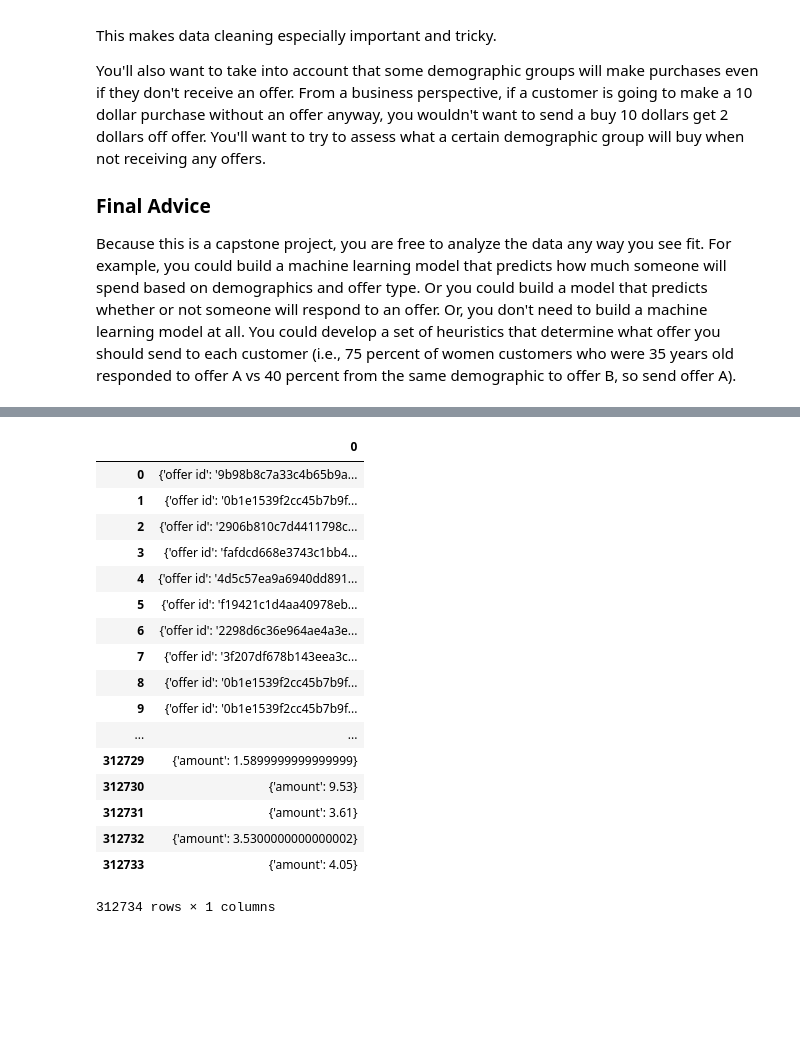
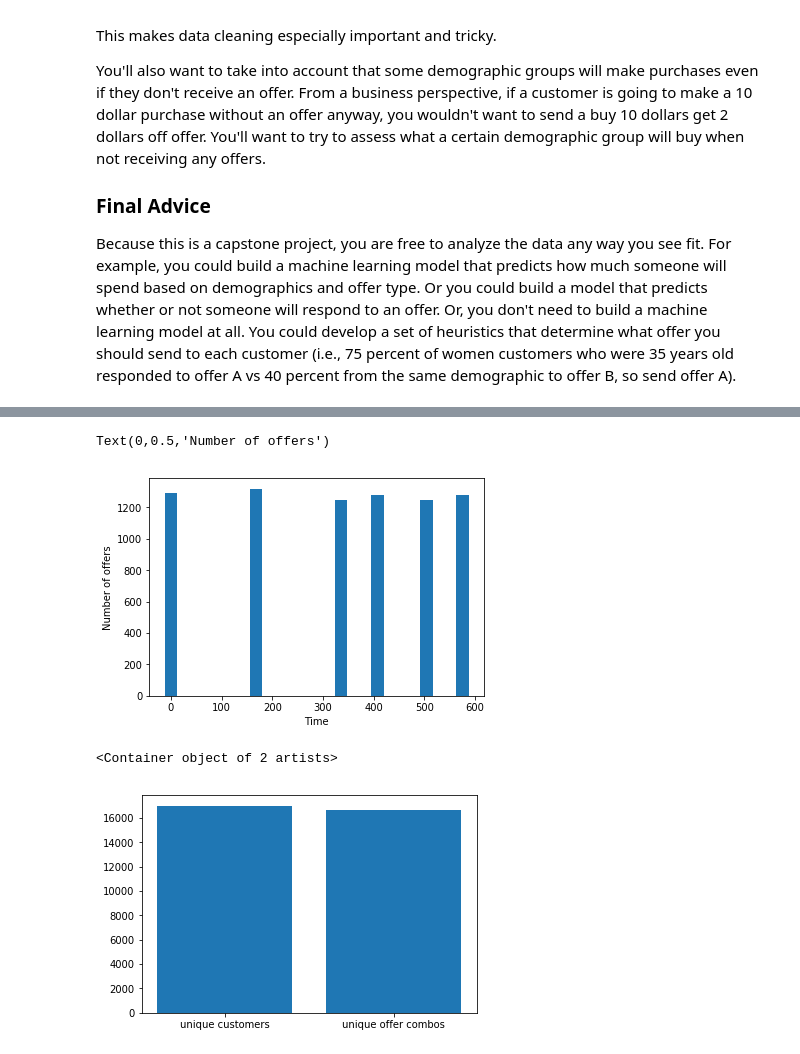
Before and after one commit to rntrapnell/Starbucks-Capstone, a Jupyter notebook: Starbucks_Capstone_notebook.ipynb, the cells around one changed output, grey strips where cells are left out. Drawn from its saved outputs; the diff is of its cells as text; code cells hidden in the pictures; blank space fills up the shorter version.

```diff
--- a/Starbucks_Capstone_notebook.ipynb
+++ b/Starbucks_Capstone_notebook.ipynb
@@ -132,7 +93,0 @@ added_transcript = make_completion_rows()
-# %%
-new_columns = pd.DataFrame(added_transcript['value'].apply(pd.Series))
-new_columns['offer id'].fillna(new_columns['offer_id'], inplace = True)
-expanded_transcript = pd.concat([added_transcript, new_columns], axis =1)
-# %%
-new_columns = pd.DataFrame(added_transcript['value'].apply(pd.Series))
-new_columns
@@ -158,21 +93,0 @@ new_columns
-# %%
-new_columns[0].apply(pd.Series)
-# %% [output]
-|  | 0 |
-| 0 | {'offer id': '9b98b8c7a33c4b65b9a... |
-| 1 | {'offer id': '0b1e1539f2cc45b7b9f... |
-| 2 | {'offer id': '2906b810c7d4411798c... |
-| 3 | {'offer id': 'fafdcd668e3743c1bb4... |
-| 4 | {'offer id': '4d5c57ea9a6940dd891... |
-| 5 | {'offer id': 'f19421c1d4aa40978eb... |
-| 6 | {'offer id': '2298d6c36e964ae4a3e... |
-| 7 | {'offer id': '3f207df678b143eea3c... |
-| 8 | {'offer id': '0b1e1539f2cc45b7b9f... |
-| 9 | {'offer id': '0b1e1539f2cc45b7b9f... |
-| ... | ... |
-| 312729 | {'amount': 1.5899999999999999} |
-| 312730 | {'amount': 9.53} |
-| 312731 | {'amount': 3.61} |
-| 312732 | {'amount': 3.5300000000000002} |
-| 312733 | {'amount': 4.05} |
-312734 rows × 1 columns
@@ -204,0 +107,27 @@ unoffered_dict = create_unoffered_dict()
+# %%
+def expand_transcript(transcript = transcript):
+    '''
+    Unpacks the dictionary in the 'value' column of the transcript and combines values from 'offer_id' and 'offer id' keys.
+
+    input
+    transcript- the transcript file from transcript.json
+
+    output
+    expanded_transcript- the transcript with columns added the unpack the dictionary in the 'values' column
+
+    '''
+    new_columns = pd.DataFrame(transcript['value'].apply(pd.Series))
+    new_columns['offer id'].fillna(new_columns['offer_id'], inplace = True)
+    new_columns.drop(columns='offer_id', inplace = True)
+    expanded_transcript = pd.concat([transcript, new_columns], axis =1)
+    return (expanded_transcript)
+expanded_transcript = expand_transcript()
+# %%
+
+offer_times =expanded_transcript[expanded_transcript['offer id'] == 'ae264e3637204a6fb9bb56bc8210ddfd'][expanded_transcript['event'] == 'offer received']['time'].value_counts()
+plt.bar(offer_times.index, offer_times.values, 25)
+plt.xlabel('Time')
+plt.ylabel('Number of offers')
+# %% [output]
+Text(0,0.5,'Number of offers')
+[figure, added]
@@ -204,0 +175,5 @@ unoffered_dict = create_unoffered_dict()
+# %%
+plt.bar(['unique offer combos', 'unique customers'],[unique_offer_combos, len(profile)])
+# %% [output]
+<Container object of 2 artists>
+[figure, added]
```
Also changed, not shown: parts of 44 cells of this notebook.
